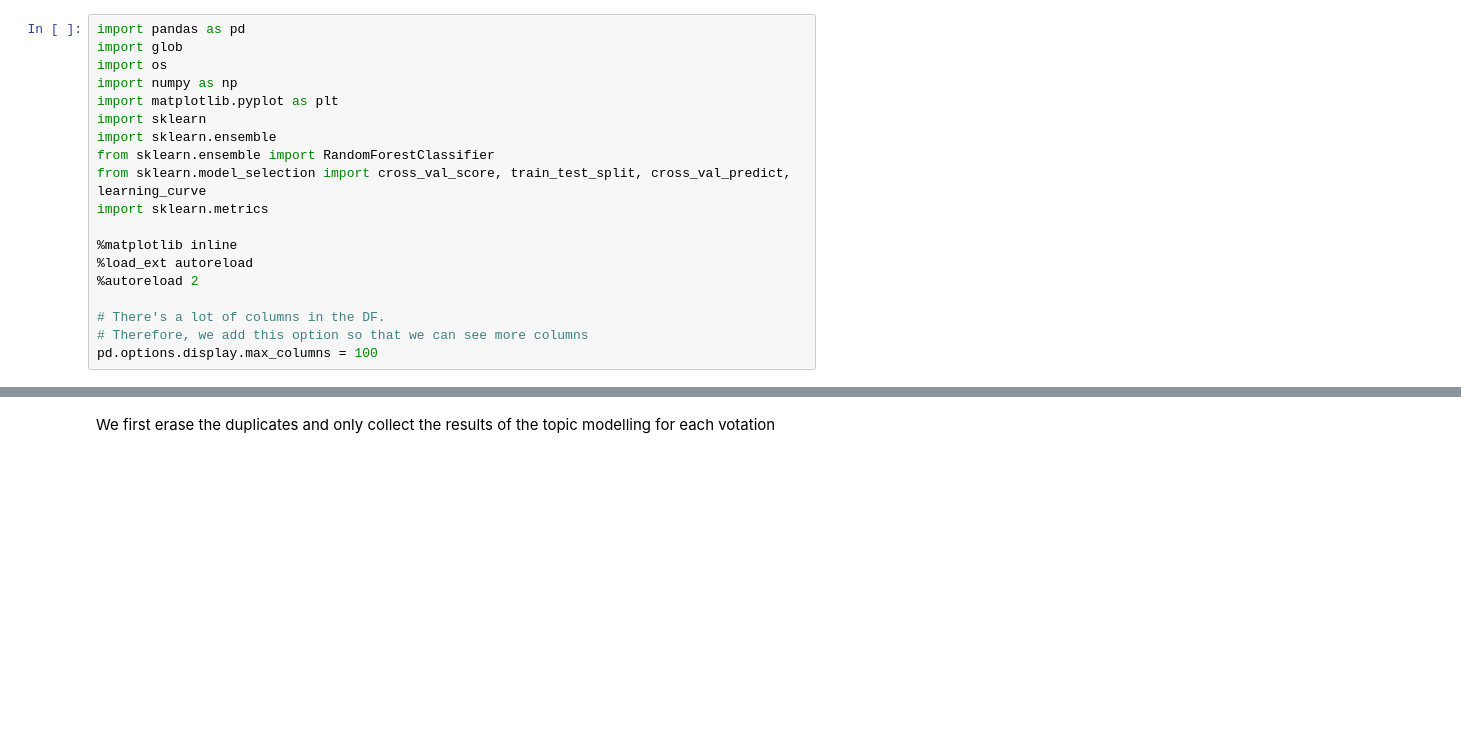
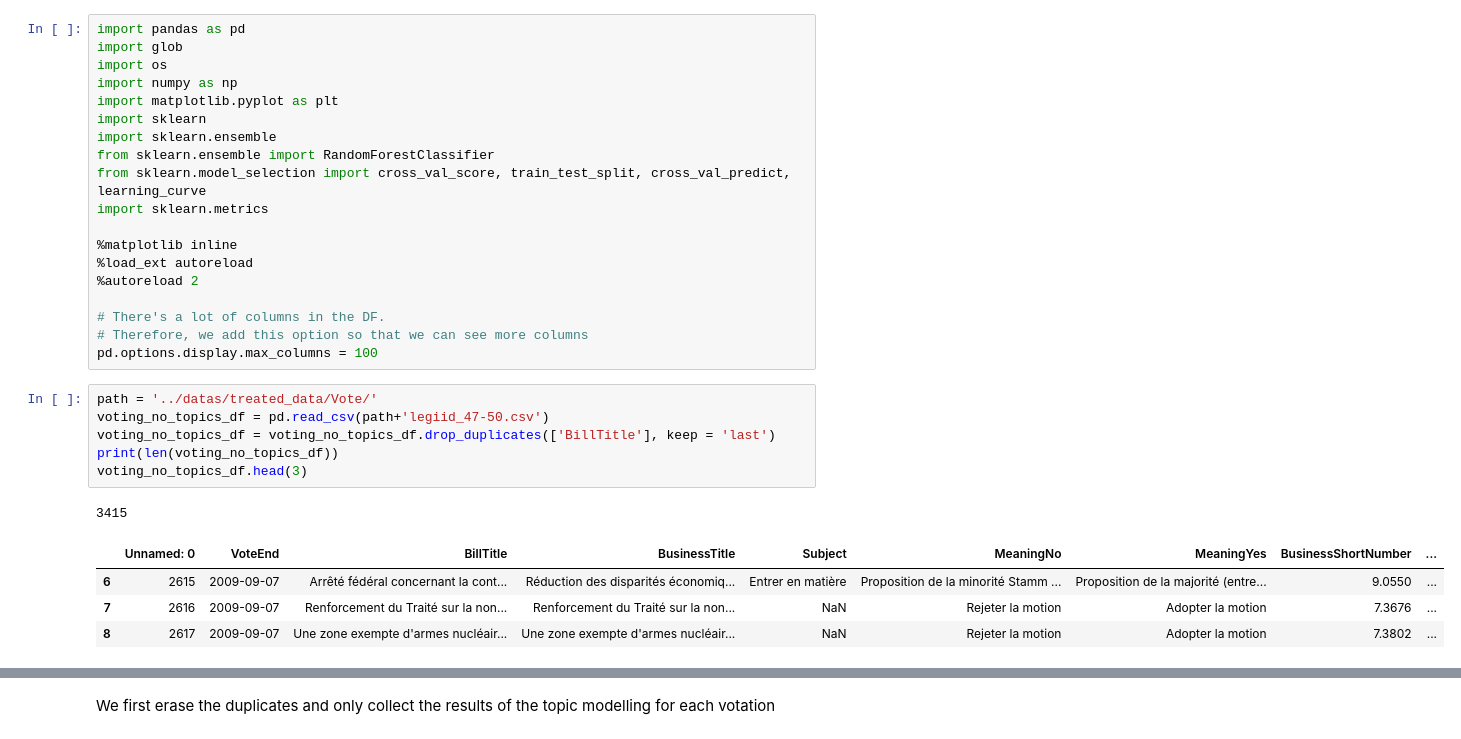
Before and after one commit to t-sanchez/ada-parliament-ML, a Jupyter notebook: 04-VotingProfile/DistanceComputationSubjects.ipynb, the cells around one changed output, grey strips where cells are left out. Cells and saved outputs as stored; diff of their text form; blank space fills up the shorter version.

```diff
--- a/04-VotingProfile/DistanceComputationSubjects.ipynb
+++ b/04-VotingProfile/DistanceComputationSubjects.ipynb
@@ -19,3 +19,15 @@ import sklearn.metrics
 # There's a lot of columns in the DF.
 # Therefore, we add this option so that we can see more columns
 pd.options.display.max_columns = 100
+# %%
+path = '../datas/treated_data/Vote/'
+voting_no_topics_df = pd.read_csv(path+'legiid_47-50.csv')
+voting_no_topics_df = voting_no_topics_df.drop_duplicates(['BillTitle'], keep = 'last')
+print(len(voting_no_topics_df))
+voting_no_topics_df.head(3)
+# %% [output]
+3415
+|  | Unnamed: 0 | VoteEnd | BillTitle | BusinessTitle | Subject | MeaningNo | MeaningYes | BusinessShortNumber | ... |
+| 6 | 2615 | 2009-09-07 | Arrêté fédéral concernant la cont... | Réduction des disparités économiq... | Entrer en matière | Proposition de la minorité Stamm ... | Proposition de la majorité (entre... | 9.0550 | ... |
+| 7 | 2616 | 2009-09-07 | Renforcement du Traité sur la non... | Renforcement du Traité sur la non... | NaN | Rejeter la motion | Adopter la motion | 7.3676 | ... |
+| 8 | 2617 | 2009-09-07 | Une zone exempte d'armes nucléair... | Une zone exempte d'armes nucléair... | NaN | Rejeter la motion | Adopter la motion | 7.3802 | ... |
```
Also changed, not shown: parts of 7 cells of this notebook.
